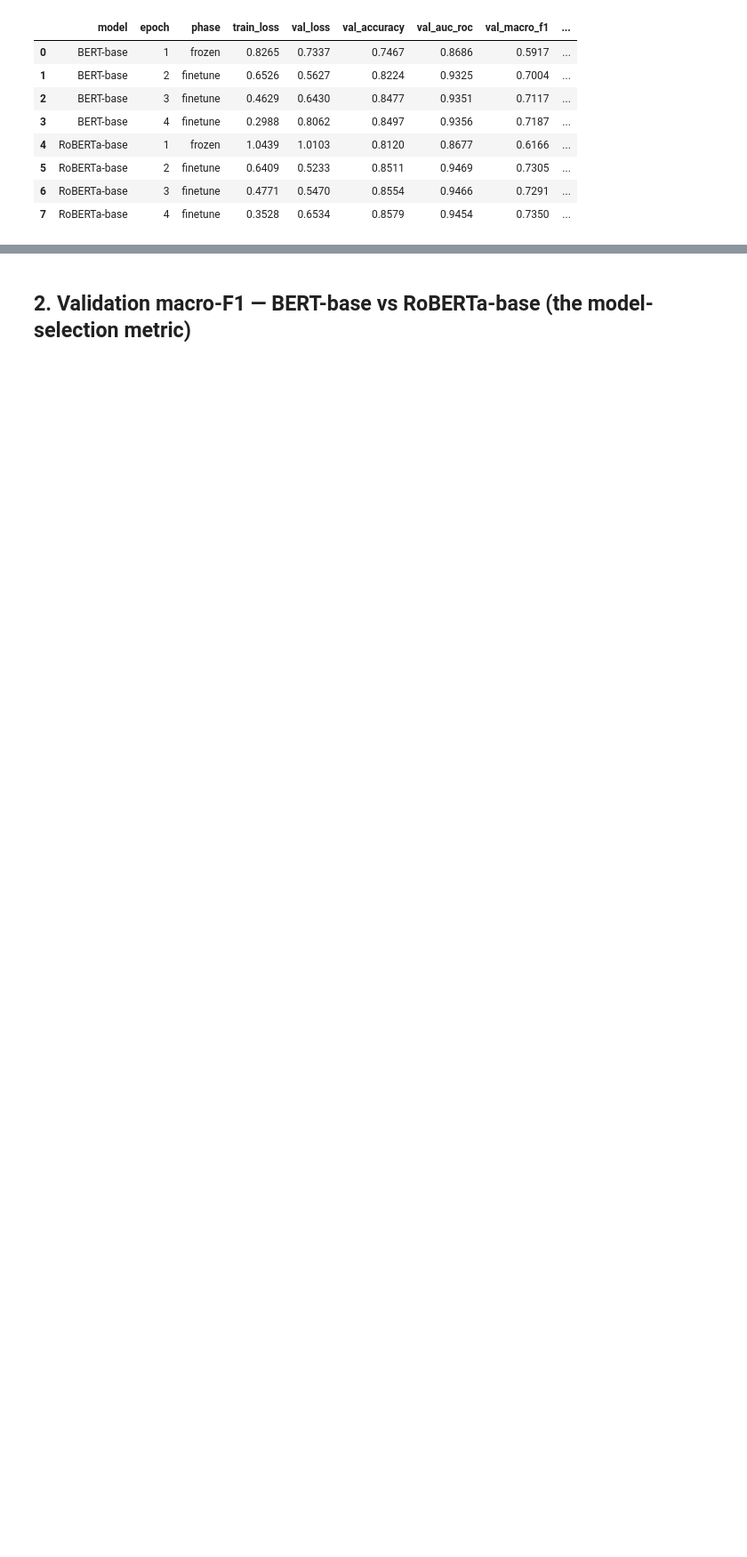
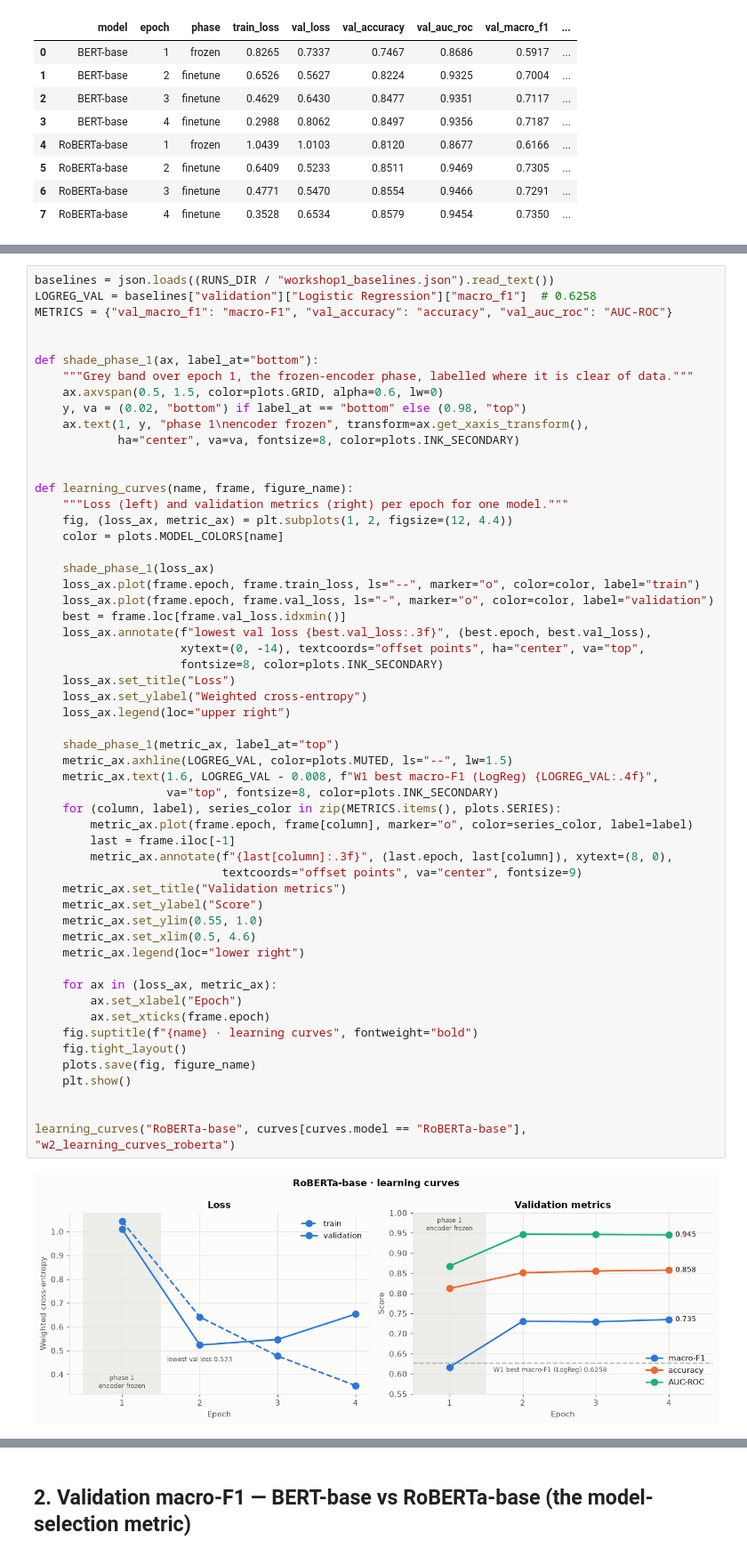
Before and after one commit to JulianCelisCreator/JulianCelisCreator-ML-NLP-Sentimental-Analysis-W2, a Jupyter notebook: notebooks/02_training_curves.ipynb, the cells around one changed output, grey strips where cells are left out. Shown at 89% size. Drawn from its saved outputs; the diff is of its cells as text; blank space fills up the shorter version.

```diff
--- a/notebooks/02_training_curves.ipynb
+++ b/notebooks/02_training_curves.ipynb
@@ -80,0 +62,57 @@ plt.show()
+# %%
+baselines = json.loads((RUNS_DIR / "workshop1_baselines.json").read_text())
+LOGREG_VAL = baselines["validation"]["Logistic Regression"]["macro_f1"]  # 0.6258
+METRICS = {"val_macro_f1": "macro-F1", "val_accuracy": "accuracy", "val_auc_roc": "AUC-ROC"}
+
+
+def shade_phase_1(ax, label_at="bottom"):
+    """Grey band over epoch 1, the frozen-encoder phase, labelled where it is clear of data."""
+    ax.axvspan(0.5, 1.5, color=plots.GRID, alpha=0.6, lw=0)
+    y, va = (0.02, "bottom") if label_at == "bottom" else (0.98, "top")
+    ax.text(1, y, "phase 1\nencoder frozen", transform=ax.get_xaxis_transform(),
+            ha="center", va=va, fontsize=8, color=plots.INK_SECONDARY)
+
+
+def learning_curves(name, frame, figure_name):
+    """Loss (left) and validation metrics (right) per epoch for one model."""
+    fig, (loss_ax, metric_ax) = plt.subplots(1, 2, figsize=(12, 4.4))
+    color = plots.MODEL_COLORS[name]
+
+    shade_phase_1(loss_ax)
+    loss_ax.plot(frame.epoch, frame.train_loss, ls="--", marker="o", color=color, label="train")
+    loss_ax.plot(frame.epoch, frame.val_loss, ls="-", marker="o", color=color, label="validation")
+    best = frame.loc[frame.val_loss.idxmin()]
+    loss_ax.annotate(f"lowest val loss {best.val_loss:.3f}", (best.epoch, best.val_loss),
+                     xytext=(0, -14), textcoords="offset points", ha="center", va="top",
+                     fontsize=8, color=plots.INK_SECONDARY)
+    loss_ax.set_title("Loss")
+    loss_ax.set_ylabel("Weighted cross-entropy")
+    loss_ax.legend(loc="upper right")
+
+    shade_phase_1(metric_ax, label_at="top")
+    metric_ax.axhline(LOGREG_VAL, color=plots.MUTED, ls="--", lw=1.5)
+    metric_ax.text(1.6, LOGREG_VAL - 0.008, f"W1 best macro-F1 (LogReg) {LOGREG_VAL:.4f}",
+                   va="top", fontsize=8, color=plots.INK_SECONDARY)
+    for (column, label), series_color in zip(METRICS.items(), plots.SERIES):
+        metric_ax.plot(frame.epoch, frame[column], marker="o", color=series_color, label=label)
+        last = frame.iloc[-1]
+        metric_ax.annotate(f"{last[column]:.3f}", (last.epoch, last[column]), xytext=(8, 0),
+                           textcoords="offset points", va="center", fontsize=9)
+    metric_ax.set_title("Validation metrics")
+    metric_ax.set_ylabel("Score")
+    metric_ax.set_ylim(0.55, 1.0)
+    metric_ax.set_xlim(0.5, 4.6)
+    metric_ax.legend(loc="lower right")
+
+    for ax in (loss_ax, metric_ax):
+        ax.set_xlabel("Epoch")
+        ax.set_xticks(frame.epoch)
+    fig.suptitle(f"{name} · learning curves", fontweight="bold")
+    fig.tight_layout()
+    plots.save(fig, figure_name)
+    plt.show()
+
+
+learning_curves("RoBERTa-base", curves[curves.model == "RoBERTa-base"], "w2_learning_curves_roberta")
+# %% [output]
+[figure, added]
```
Also changed, not shown: parts of 6 cells of this notebook, 4 other files.
